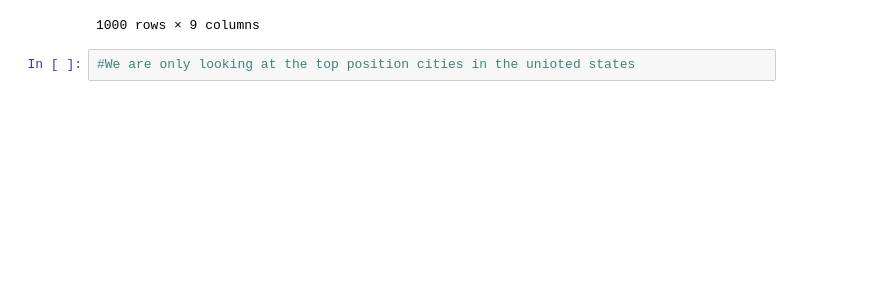
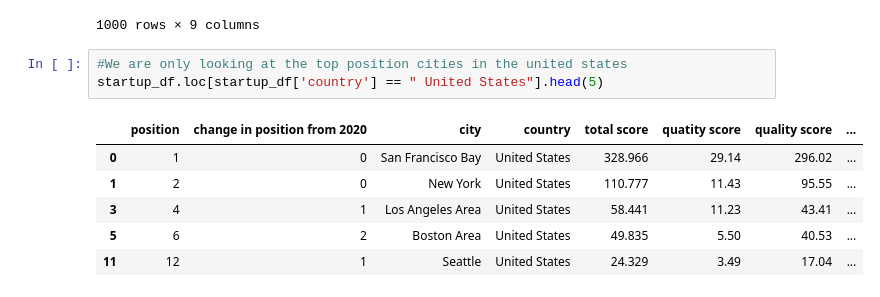
Before and after one commit to RobSalazar/Project-1, a Jupyter notebook: Robert/best_startup_city.ipynb, the cells around one changed output. Cells and saved outputs as stored; diff of their text form; blank space fills up the shorter version.

```diff
--- a/Robert/best_startup_city.ipynb
+++ b/Robert/best_startup_city.ipynb
@@ -23,4 +23,12 @@ startup_df
 | 999 | 1000 | new | Sanaa | Yemen | 0.037 | 0.01 | 0.02 | ... |
 1000 rows × 9 columns
 # %%
-#We are only looking at the top position cities in the unioted states
+#We are only looking at the top position cities in the united states
+startup_df.loc[startup_df['country'] == " United States"].head(5)
+# %% [output]
+|  | position | change in position from 2020 | city | country | total score | quatity score | quality score | ... |
+| 0 | 1 | 0 | San Francisco Bay | United States | 328.966 | 29.14 | 296.02 | ... |
+| 1 | 2 | 0 | New York | United States | 110.777 | 11.43 | 95.55 | ... |
+| 3 | 4 | 1 | Los Angeles Area | United States | 58.441 | 11.23 | 43.41 | ... |
+| 5 | 6 | 2 | Boston Area | United States | 49.835 | 5.50 | 40.53 | ... |
+| 11 | 12 | 1 | Seattle | United States | 24.329 | 3.49 | 17.04 | ... |
```
Also changed, not shown: 5 other files.
